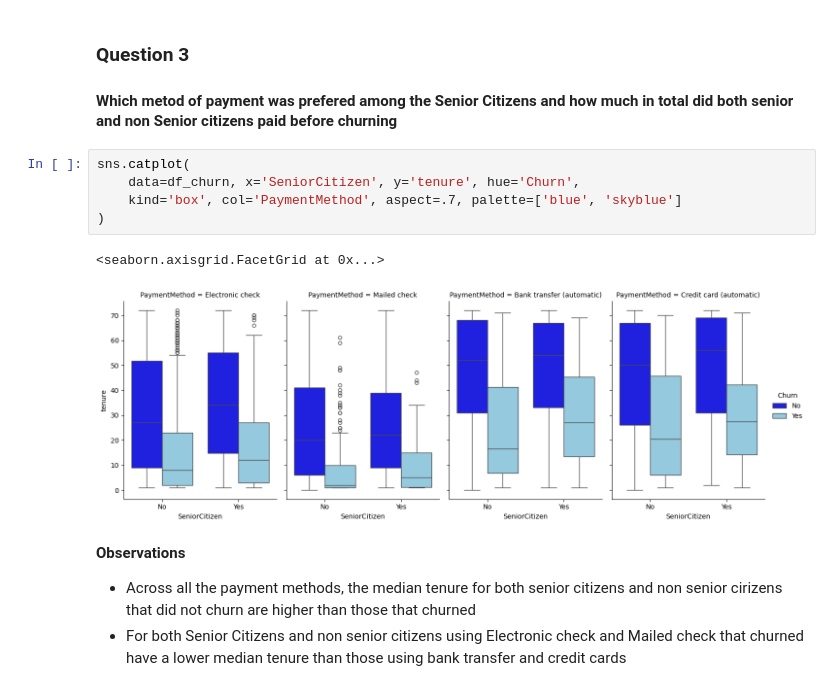
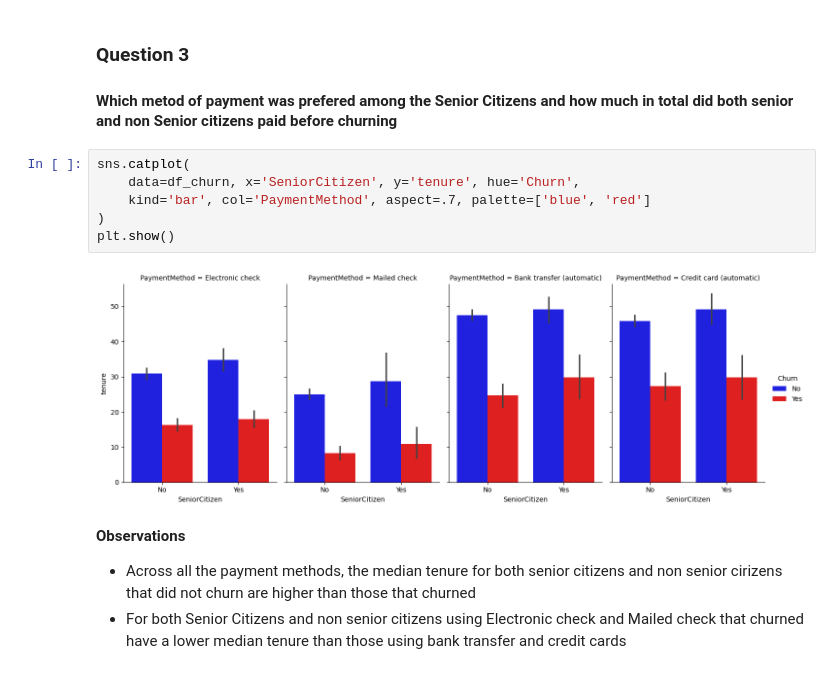
Before and after one commit to damzking/telco_churn-, a Jupyter notebook: LP2_telco_churn.ipynb, the cells around one changed output. Saved outputs shown, nothing was run; the diff lists cells and outputs as text.

Commit message:
reorganised visualisations

```diff
--- a/LP2_telco_churn.ipynb
+++ b/LP2_telco_churn.ipynb
@@ -769,11 +763,11 @@ plt.show()
 # %%
 sns.catplot(
     data=df_churn, x='SeniorCitizen', y='tenure', hue='Churn',
-    kind='box', col='PaymentMethod', aspect=.7, palette=['blue', 'skyblue']
+    kind='bar', col='PaymentMethod', aspect=.7, palette=['blue', 'red']
 )
+plt.show()
 # %% [output]
-<seaborn.axisgrid.FacetGrid at 0x...>
-[figure, old version]
+[figure, new version]
 # %% [markdown]
 **Observations**
 - Across all the payment methods, the median tenure for both senior citizens and non senior cirizens that did not churn are higher than those that churned
```
Also changed, not shown: parts of 15 cells of this notebook.
